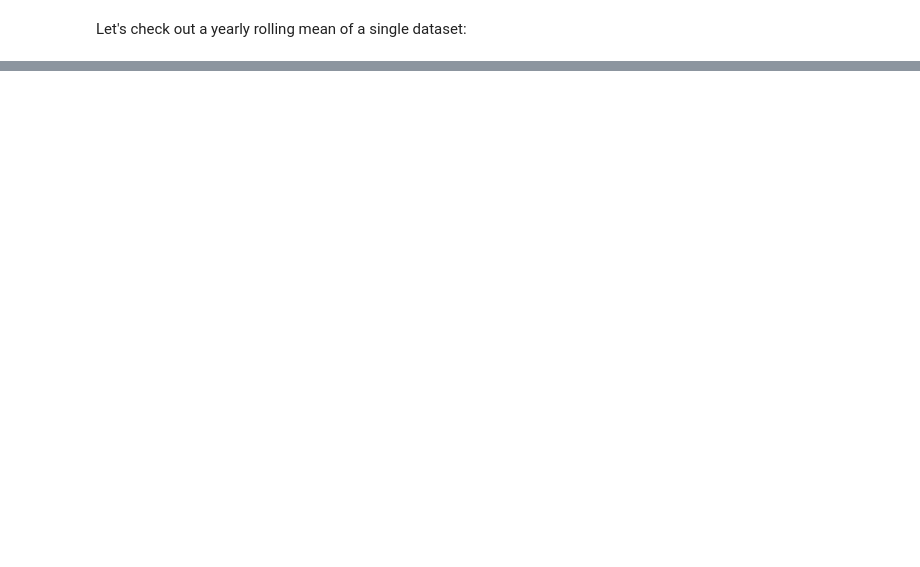
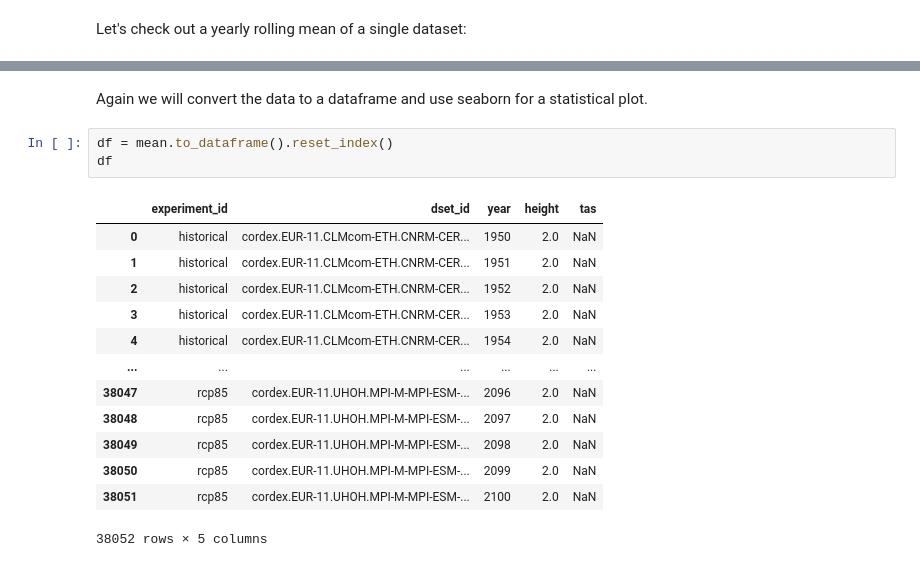
Before and after one commit to WCRP-CORDEX/cordex-tutorials, a Jupyter notebook: tutorials/aws-access.ipynb, the cells around one changed output, grey strips where cells are left out. Drawn from its saved outputs; the diff is of its cells as text; blank space fills up the shorter version.

```diff
--- a/tutorials/aws-access.ipynb
+++ b/tutorials/aws-access.ipynb
@@ -276,3 +492,22 @@ df
+# %% [markdown]
+Again we will convert the data to a dataframe and use seaborn for a statistical plot.
+# %%
+df = mean.to_dataframe().reset_index()
+df
+# %% [output]
+|  | experiment_id | dset_id | year | height | tas |
+| 0 | historical | cordex.EUR-11.CLMcom-ETH.CNRM-CER... | 1950 | 2.0 | NaN |
+| 1 | historical | cordex.EUR-11.CLMcom-ETH.CNRM-CER... | 1951 | 2.0 | NaN |
+| 2 | historical | cordex.EUR-11.CLMcom-ETH.CNRM-CER... | 1952 | 2.0 | NaN |
+| 3 | historical | cordex.EUR-11.CLMcom-ETH.CNRM-CER... | 1953 | 2.0 | NaN |
+| 4 | historical | cordex.EUR-11.CLMcom-ETH.CNRM-CER... | 1954 | 2.0 | NaN |
+| ... | ... | ... | ... | ... | ... |
+| 38047 | rcp85 | cordex.EUR-11.UHOH.MPI-M-MPI-ESM-... | 2096 | 2.0 | NaN |
+| 38048 | rcp85 | cordex.EUR-11.UHOH.MPI-M-MPI-ESM-... | 2097 | 2.0 | NaN |
+| 38049 | rcp85 | cordex.EUR-11.UHOH.MPI-M-MPI-ESM-... | 2098 | 2.0 | NaN |
+| 38050 | rcp85 | cordex.EUR-11.UHOH.MPI-M-MPI-ESM-... | 2099 | 2.0 | NaN |
+| 38051 | rcp85 | cordex.EUR-11.UHOH.MPI-M-MPI-ESM-... | 2100 | 2.0 | NaN |
+38052 rows × 5 columns
 # %%
 import seaborn as sns
 
```
Also changed, not shown: parts of 35 cells of this notebook.
